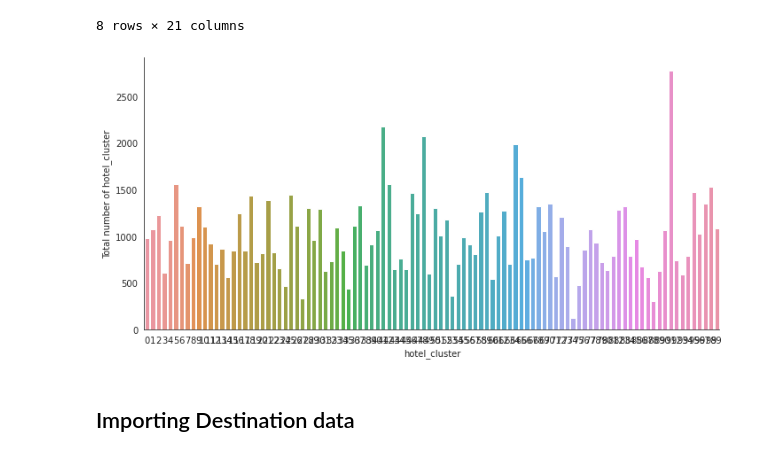
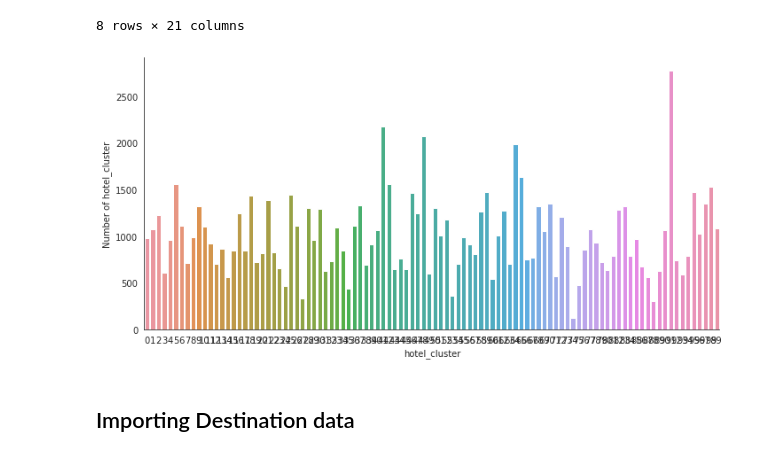
Before and after one commit to ShrutiSavardekar/ExpediaHotelRecommendation, a Jupyter notebook: DeepFM.ipynb, the cells around one changed output. Drawn from its saved outputs; the diff is of its cells as text; code cells hidden in the pictures.

```diff
--- a/DeepFM.ipynb
+++ b/DeepFM.ipynb
@@ -157,9 +179,9 @@ train_data.describe()
 # %%
 with sns.axes_style('white'):
     g = sns.factorplot("hotel_cluster", data=train_data, aspect=2.0,kind='count')
-    g.set_ylabels("Total number of hotel_cluster")
+    g.set_ylabels("Number of hotel_cluster")
 # %% [output]
-[figure, old version]
+[figure, new version]
 # %% [markdown]
 ## Importing Destination data
 # %%
```
Also changed, not shown: parts of 25 cells of this notebook.
